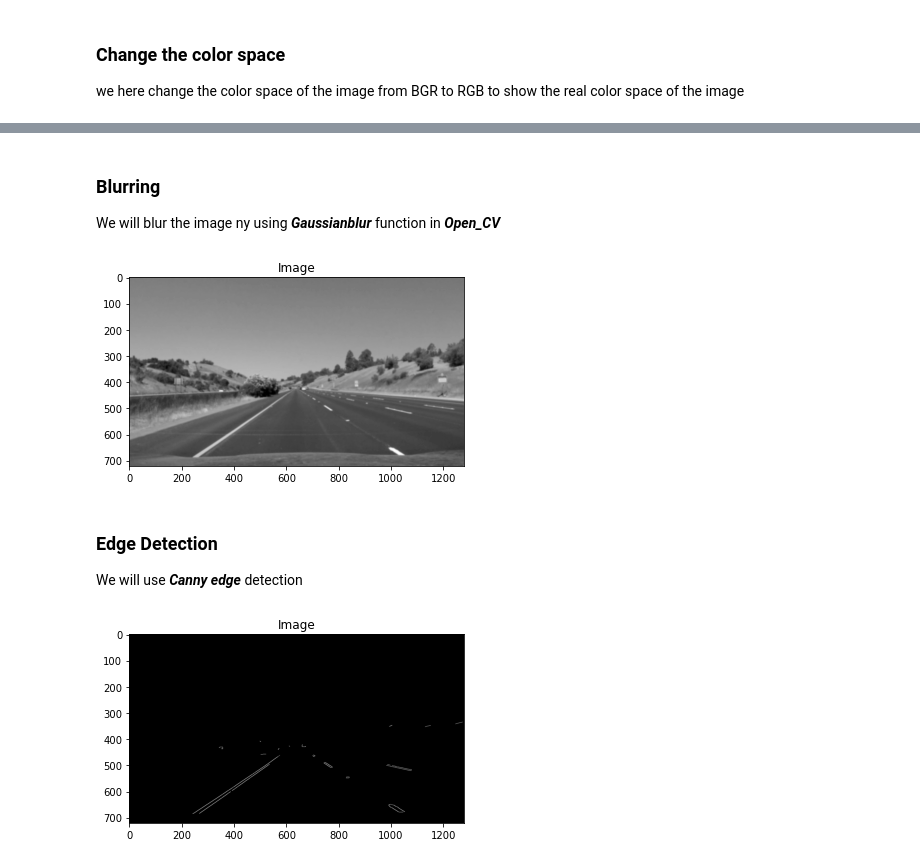
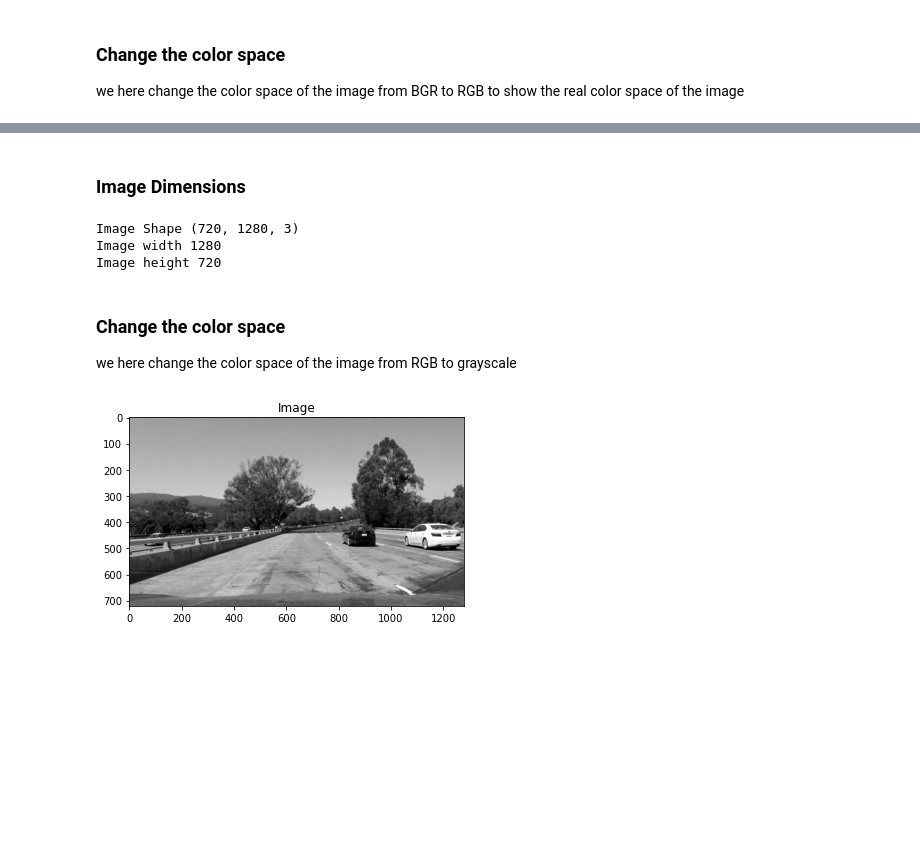
Before and after one commit to mahmodKhaled/Simple-Perception-Stack-for-Self-Driving-Cars, a Jupyter notebook: test_image_detection.ipynb, the cells around one changed output, grey strips where cells are left out. Drawn from its saved outputs; the diff is of its cells as text; code cells hidden in the pictures; blank space fills up the shorter version.

```diff
--- a/test_image_detection.ipynb
+++ b/test_image_detection.ipynb
@@ -40,16 +32,20 @@ show_image(gray_test_image)
-# %% [markdown]
-### Blurring
-We will blur the image ny using **_Gaussianblur_** function in **_Open_CV_**
-# %%
-blurred_test_image = cv.GaussianBlur(gray_test_image , (9, 9) , 0)
-show_image(blurred_test_image)
-# %% [output]
-[figure, removed]
-# %% [markdown]
-### Edge Detection
-We will use **_Canny edge_** detection
-# %%
-canny_test_image = cv.Canny(blurred_test_image , 220 , 255)
-show_image(canny_test_image)
-# %% [output]
-[figure, removed]
+# %% [markdown]
+### Image Dimensions
+# %%
+print("Image Shape" , RGB_test_image.shape)
+image_width = RGB_test_image.shape[1]
+image_height = RGB_test_image.shape[0]
+print("Image width" , image_width)
+print("Image height" , image_height)
+# %% [output]
+Image Shape (720, 1280, 3)
+Image width 1280
+Image height 720
+# %% [markdown]
+### Change the color space
+we here change the color space of the image from RGB to grayscale
+# %%
+gray_test_image = cv.cvtColor(RGB_test_image , cv.COLOR_BGR2GRAY)
+show_image(gray_test_image)
+# %% [output]
+[figure, added]
```
Also changed, not shown: parts of 14 cells of this notebook.
